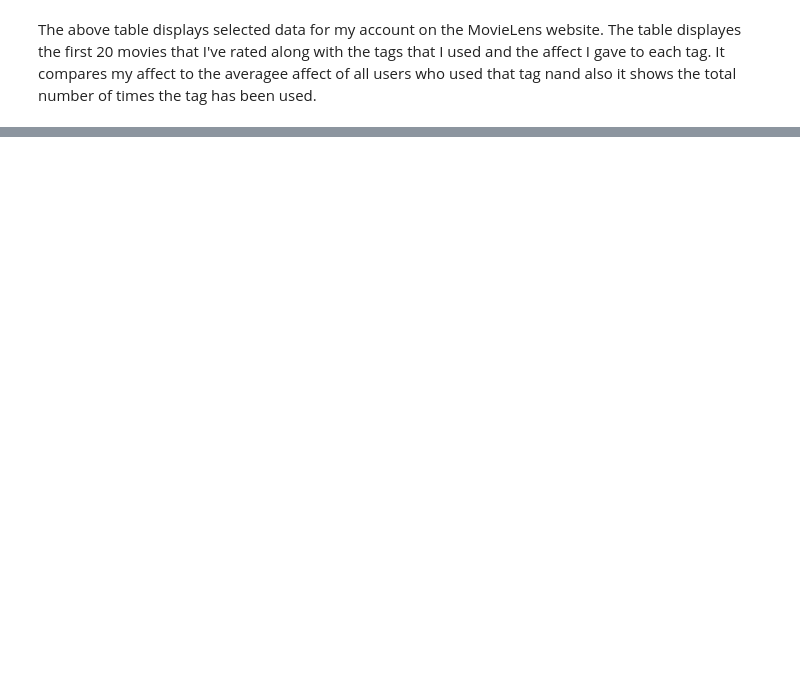
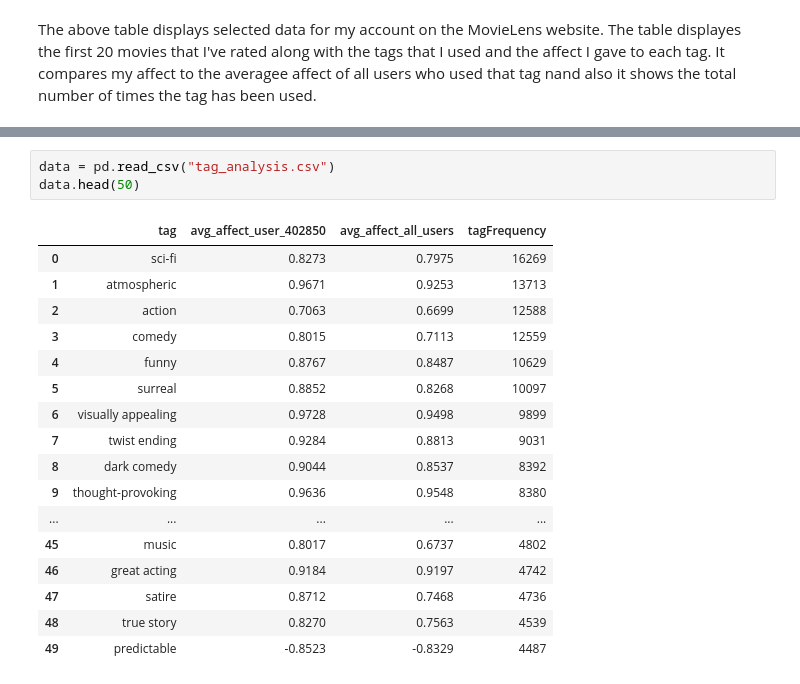
Before and after one commit to notki004/MovieLens-Work, a Jupyter notebook: MovieLensNotebook.ipynb, the cells around one changed output, grey strips where cells are left out. Saved outputs shown, nothing was run; the diff lists cells and outputs as text; blank space fills up the shorter version.

```diff
--- a/MovieLensNotebook.ipynb
+++ b/MovieLensNotebook.ipynb
@@ -470,0 +537,21 @@ The above table displays selected data for my account on the MovieLens website.
+# %%
+data = pd.read_csv("tag_analysis.csv")
+data.head(50)
+# %% [output]
+|  | tag | avg_affect_user_402850 | avg_affect_all_users | tagFrequency |
+| 0 | sci-fi | 0.8273 | 0.7975 | 16269 |
+| 1 | atmospheric | 0.9671 | 0.9253 | 13713 |
+| 2 | action | 0.7063 | 0.6699 | 12588 |
+| 3 | comedy | 0.8015 | 0.7113 | 12559 |
+| 4 | funny | 0.8767 | 0.8487 | 10629 |
+| 5 | surreal | 0.8852 | 0.8268 | 10097 |
+| 6 | visually appealing | 0.9728 | 0.9498 | 9899 |
+| 7 | twist ending | 0.9284 | 0.8813 | 9031 |
+| 8 | dark comedy | 0.9044 | 0.8537 | 8392 |
+| 9 | thought-provoking | 0.9636 | 0.9548 | 8380 |
+| ... | ... | ... | ... | ... |
+| 45 | music | 0.8017 | 0.6737 | 4802 |
+| 46 | great acting | 0.9184 | 0.9197 | 4742 |
+| 47 | satire | 0.8712 | 0.7468 | 4736 |
+| 48 | true story | 0.8270 | 0.7563 | 4539 |
+| 49 | predictable | -0.8523 | -0.8329 | 4487 |
```
Also changed, not shown: parts of 5 cells of this notebook.
